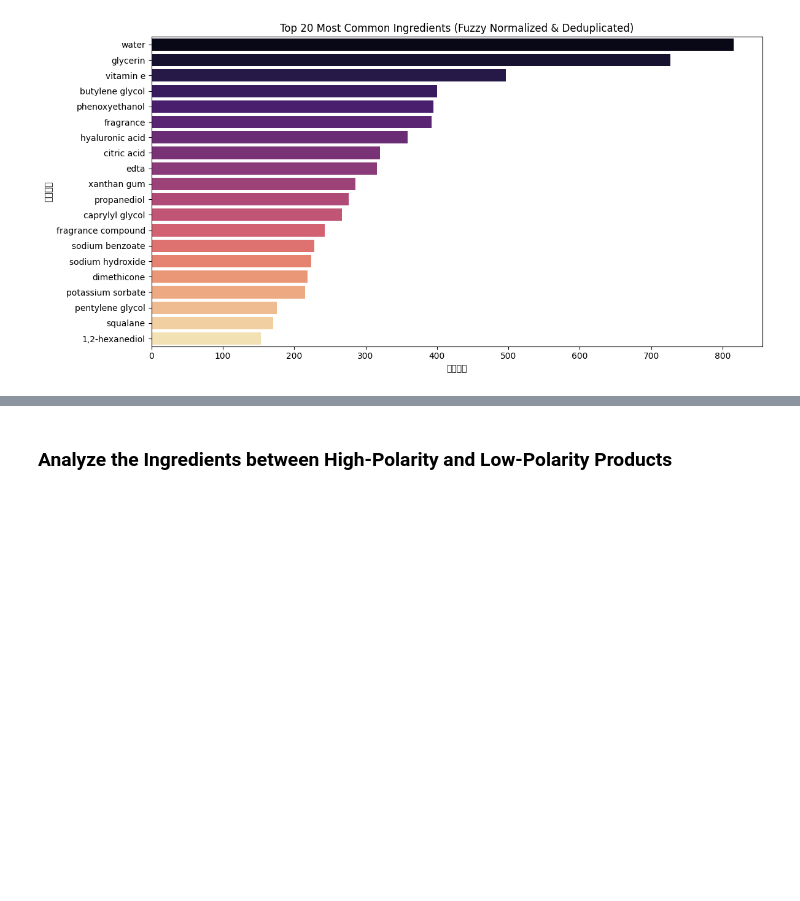
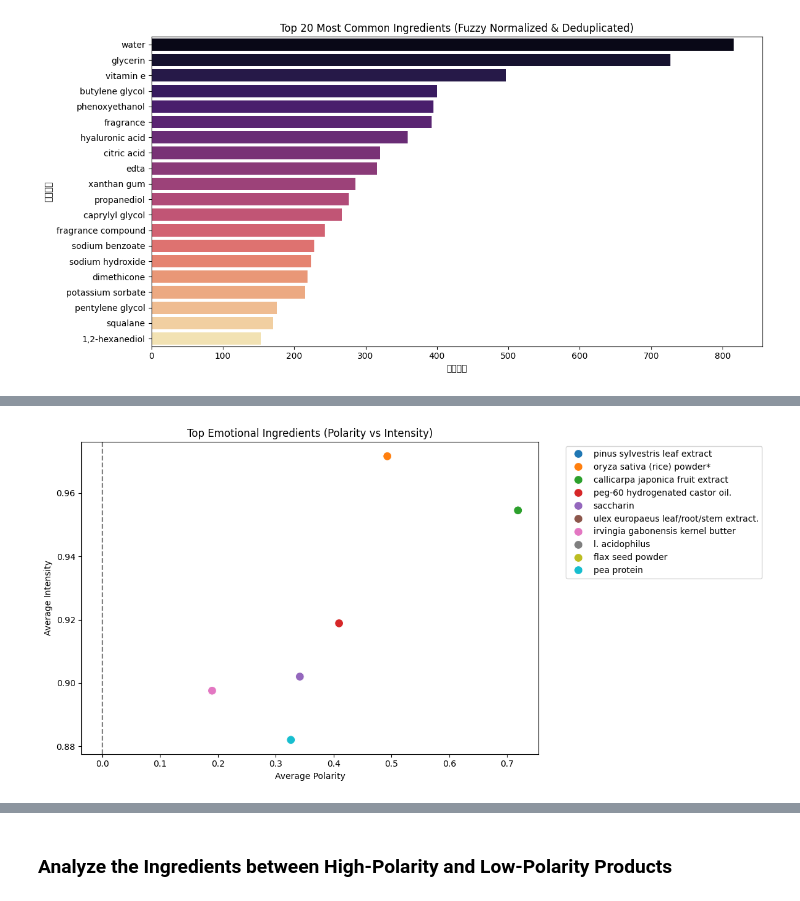
Before and after one commit to r41ss4/rennes_ds, a Jupyter notebook: notebooks_analysis/ingredient_analysis.ipynb, the cells around one changed output, grey strips where cells are left out. Drawn from its saved outputs; the diff is of its cells as text; code cells hidden in the pictures; blank space fills up the shorter version.

Commit message:
update ingredient analysis file

```diff
--- a/notebooks_analysis/ingredient_analysis.ipynb
+++ b/notebooks_analysis/ingredient_analysis.ipynb
@@ -167,0 +166,20 @@ Passing `palette` without assigning `hue` is deprecated and will be removed in v
+# %%
+# get ingredients of all products
+df_exploded = df_cleaned.copy()
+df_exploded['ingredient_list'] = df_exploded['final_ingredient_list'].str.split(', ')
+df_exploded = df_exploded.explode('ingredient_list')
+
+# build the ingredient-motion table
+ingredient_emotion = df_exploded.groupby('ingredient_list').agg({
+    'polarity': 'mean',
+    'intensity': 'mean',
+    'product_name': 'count'
+}).rename(columns={
+    'polarity': 'avg_polarity',
+    'intensity': 'avg_intensity',
+    'product_name': 'appearance_count'
+}).reset_index()
+
+# sort value by avg_intensity
+ingredient_emotion = ingredient_emotion.sort_values(by='avg_intensity', ascending=False)
+ingredient_emotion
@@ -167,0 +200,15 @@ Passing `palette` without assigning `hue` is deprecated and will be removed in v
+# %%
+# plot the top ingredients with stronger emotional impact
+top_emotional = ingredient_emotion.head(10)
+
+plt.figure(figsize=(12, 6))
+sns.scatterplot(data=top_emotional, x='avg_polarity', y='avg_intensity', hue='ingredient_list', s=100, palette='tab10')
+plt.axvline(0, linestyle='--', color='gray')
+plt.title("Top Emotional Ingredients (Polarity vs Intensity)")
+plt.xlabel("Average Polarity")
+plt.ylabel("Average Intensity")
+plt.legend(bbox_to_anchor=(1.05, 1), loc='upper left')
+plt.tight_layout()
+plt.show()
+# %% [output]
+[figure, added]
```
Also changed, not shown: parts of 13 cells of this notebook.
